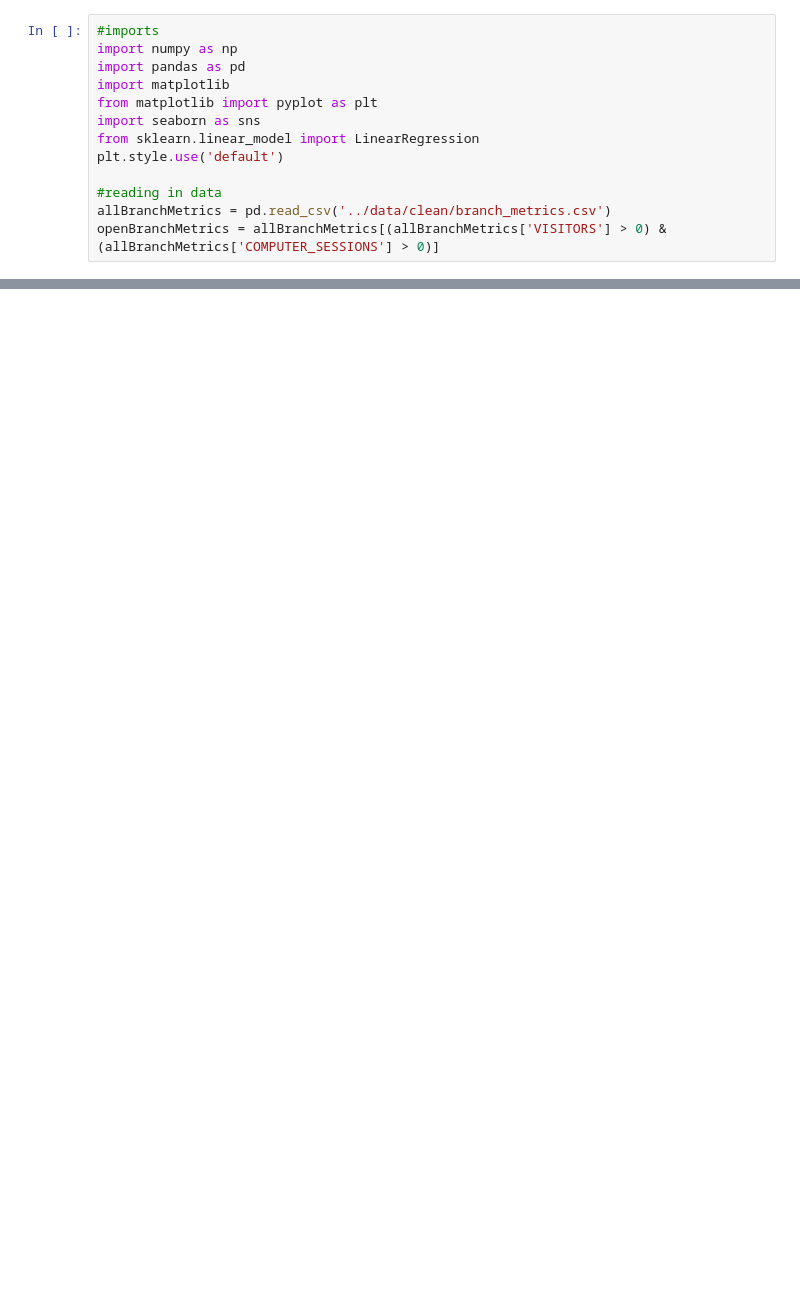
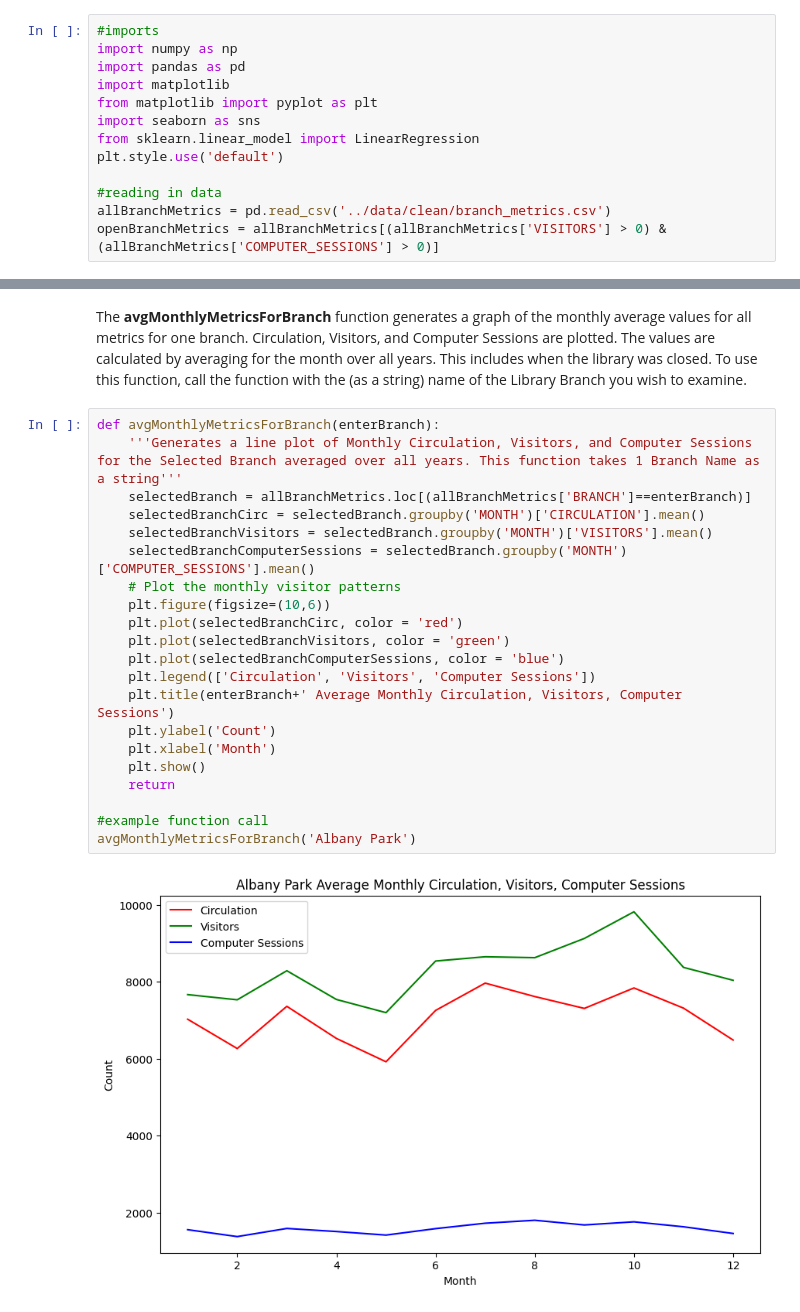
Before and after one commit to uchicago-dsi/cpl_project, a Jupyter notebook: can-summer-2023/rajvi_things/individualLibraryAnalytics.ipynb, the cells around one changed output, grey strips where cells are left out. Cells and saved outputs as stored; diff of their text form; blank space fills up the shorter version.

```diff
--- a/can-summer-2023/rajvi_things/individualLibraryAnalytics.ipynb
+++ b/can-summer-2023/rajvi_things/individualLibraryAnalytics.ipynb
@@ -48,0 +75,25 @@ metricsForBranch("Jefferson Park", 2018, 2019, 2020, 2021, 2022) #2018-2022
+# %% [markdown]
+The **avgMonthlyMetricsForBranch** function generates a graph of the monthly average values for all metrics for one branch. Circulation, Visitors, and Computer Sessions are plotted. The values are calculated by averaging for the month over all years. This includes when the library was closed. To use this function, call the function with the (as a string) name of the Library Branch you wish to examine.
+# %%
+def avgMonthlyMetricsForBranch(enterBranch):
+    '''Generates a line plot of Monthly Circulation, Visitors, and Computer Sessions for the Selected Branch averaged over all years. This function takes 1 Branch Name as a string'''
+    selectedBranch = allBranchMetrics.loc[(allBranchMetrics['BRANCH']==enterBranch)]
+    selectedBranchCirc = selectedBranch.groupby('MONTH')['CIRCULATION'].mean()
+    selectedBranchVisitors = selectedBranch.groupby('MONTH')['VISITORS'].mean()
+    selectedBranchComputerSessions = selectedBranch.groupby('MONTH')['COMPUTER_SESSIONS'].mean()
+    # Plot the monthly visitor patterns
+    plt.figure(figsize=(10,6))
+    plt.plot(selectedBranchCirc, color = 'red')
+    plt.plot(selectedBranchVisitors, color = 'green')
+    plt.plot(selectedBranchComputerSessions, color = 'blue')
+    plt.legend(['Circulation', 'Visitors', 'Computer Sessions'])
+    plt.title(enterBranch+' Average Monthly Circulation, Visitors, Computer Sessions')
+    plt.ylabel('Count')
+    plt.xlabel('Month')
+    plt.show()
+    return
+
+#example function call
+avgMonthlyMetricsForBranch('Albany Park')
+# %% [output]
+[figure, added]
```
Also changed, not shown: parts of 7 cells of this notebook, 1 other file.
